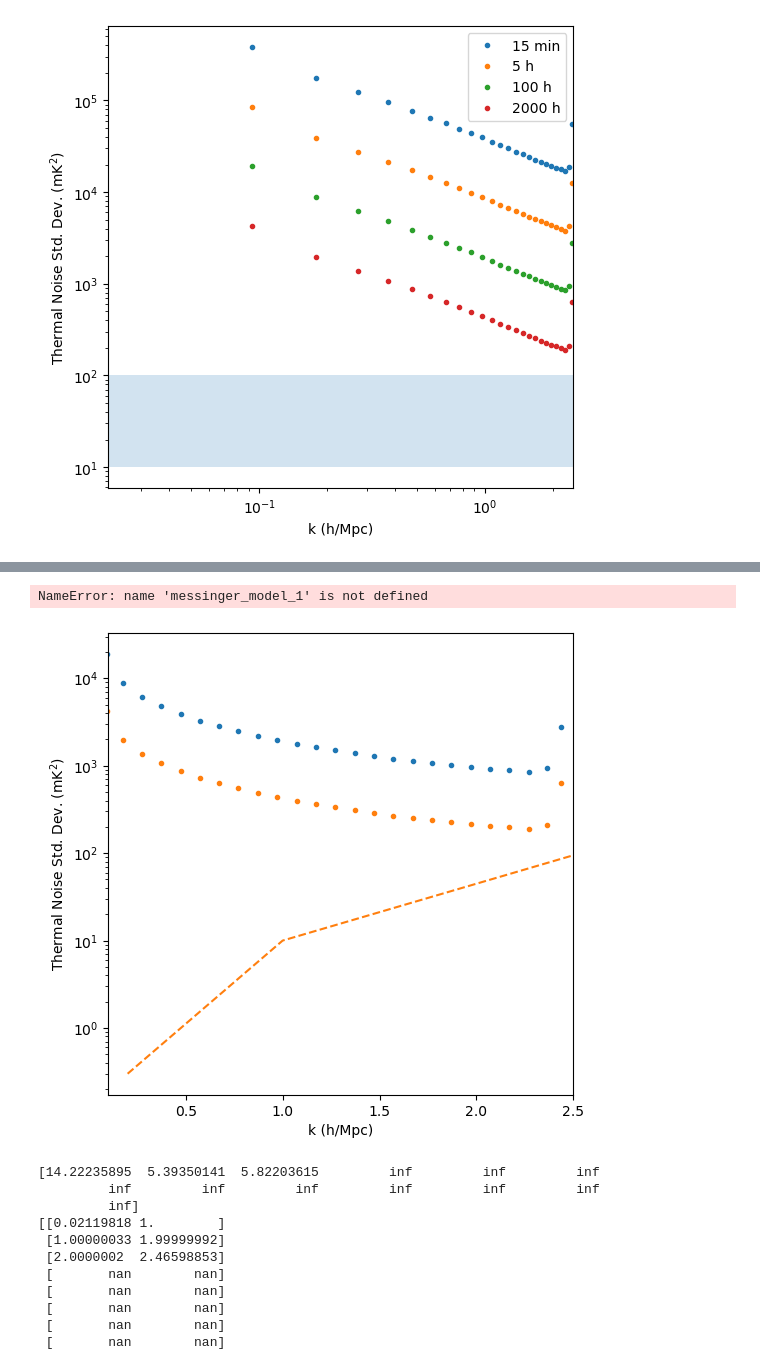
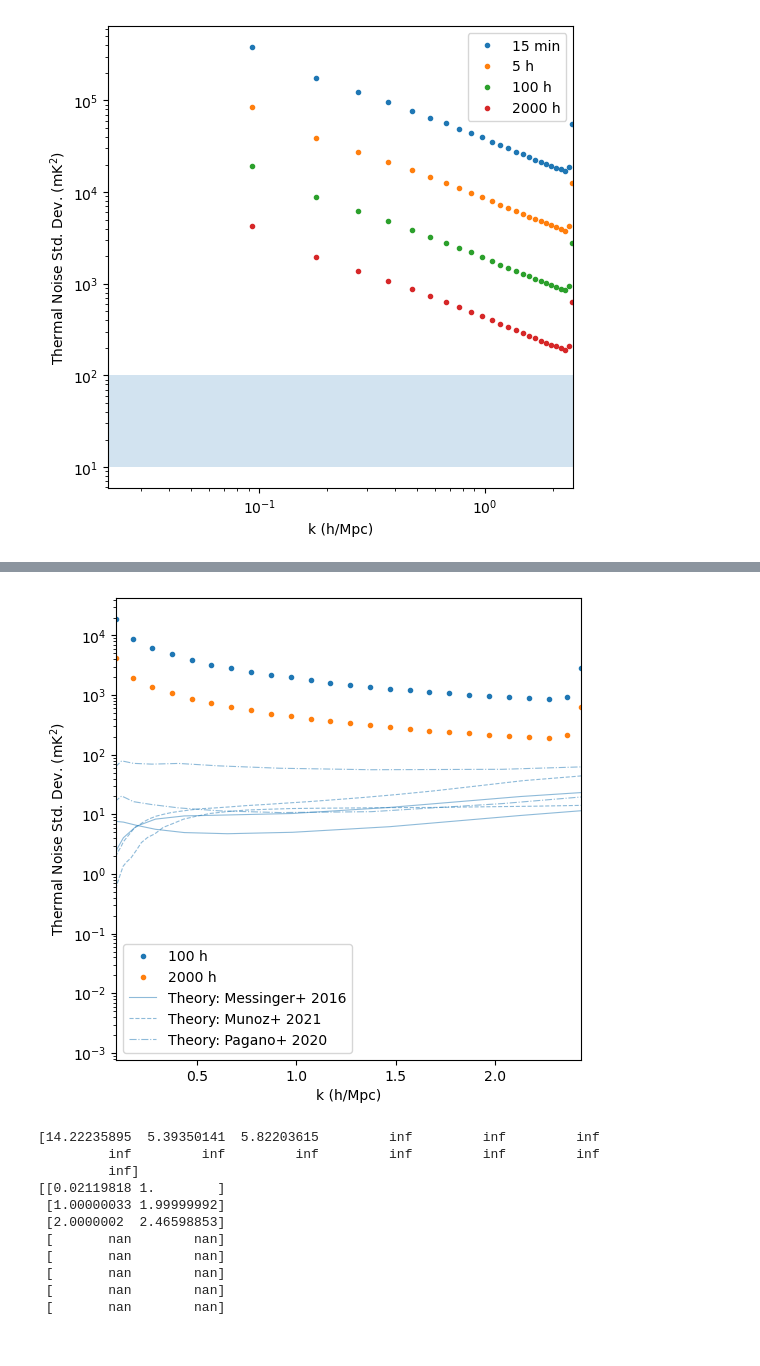
Before and after one commit to rlbyrne/PSsensitivity, a Jupyter notebook: plot_lowband_sensitivity.ipynb, the cells around one changed output, grey strips where cells are left out. Saved outputs shown, nothing was run; the diff lists cells and outputs as text; code cells hidden in the pictures.

```diff
--- a/plot_lowband_sensitivity.ipynb
+++ b/plot_lowband_sensitivity.ipynb
@@ -278,11 +272,11 @@ ax.set_xlabel("k (h/Mpc)")
 ax.set_ylabel("Thermal Noise Std. Dev. (mK$^2$)")
 ax.set_yscale("log")
 # ax.set_xscale("log")
-ax.set_xlim(0.1, 2.5)
+ax.set_xlim(np.nanmin(true_bin_centers), np.nanmax(true_bin_centers))
 
 
 # Add other sensitivity lines
-ax.plot([0.2, 1, 3], [0.3, 10, 200], "--", color="tab:orange", label="SKA-Low")
+#ax.plot([0.2, 1, 3], [0.3, 10, 200], "--", color="tab:orange", label="SKA-Low")
 
 # Add theory lines
 ax.plot(
@@ -314,35 +308,34 @@ ax.plot(
     munoz_model_2["k"],
     munoz_model_2["delta_squared"],
     "--",
     color="tab:blue",
     linewidth=0.8,
     label="Theory: Munoz+ 2021",
     alpha=0.5,
 )
 ax.plot(
     pagano_model_1["k"],
     pagano_model_1["delta_squared"],
     "-.",
     color="tab:blue",
     linewidth=0.8,
     alpha=0.5,
 )
 ax.plot(
     pagano_model_2["k"],
     pagano_model_2["delta_squared"],
     "-.",
     color="tab:blue",
     linewidth=0.8,
     label="Theory: Pagano+ 2020",
     alpha=0.5,
 )
 
 
 ax.legend()
 plt.show()
 # %% [output]
-NameError: name 'messinger_model_1' is not defined
-[figure, old version]
+[figure, new version]
 # %%
 models = [
     messinger_model_1,
```
Also changed, not shown: parts of 7 cells of this notebook.
